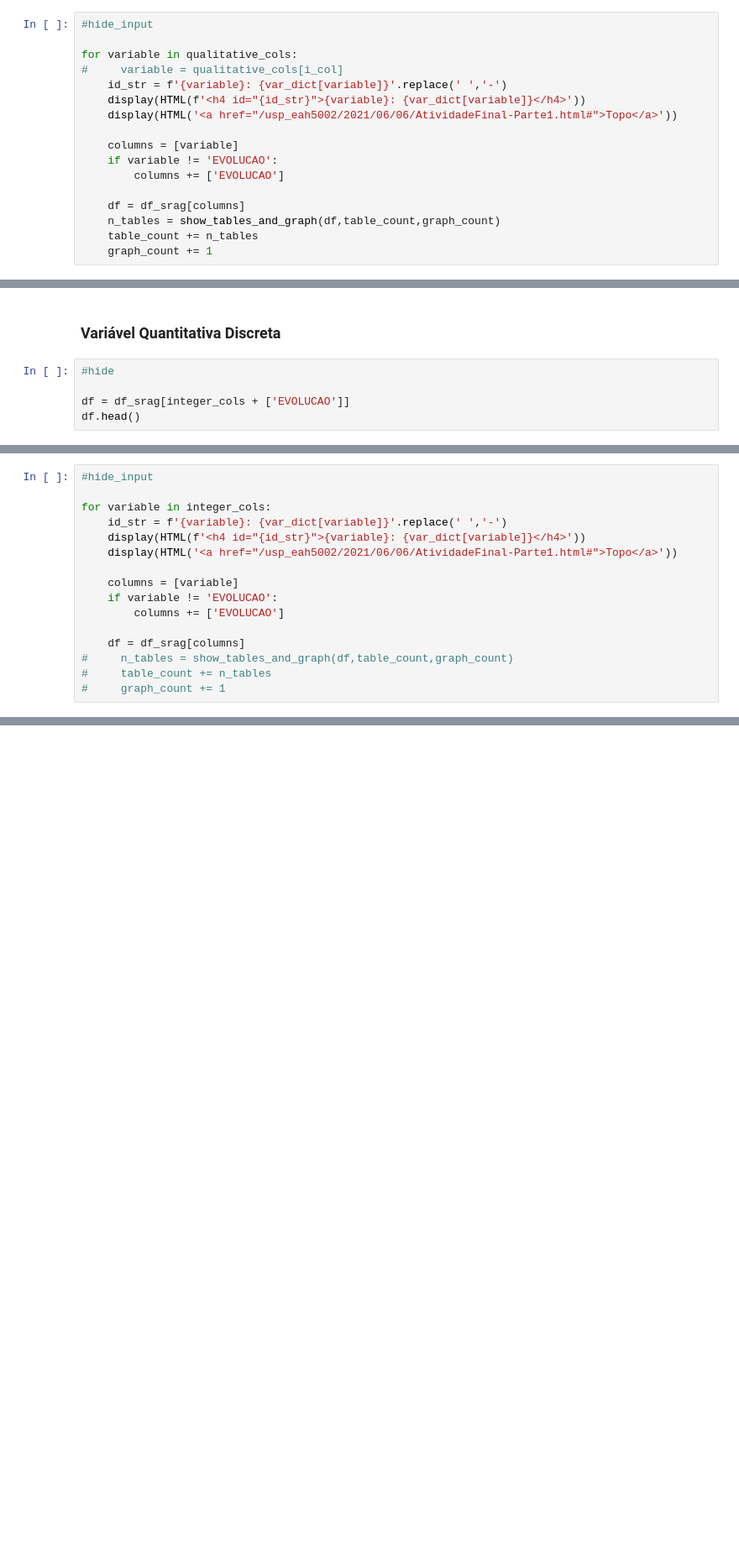
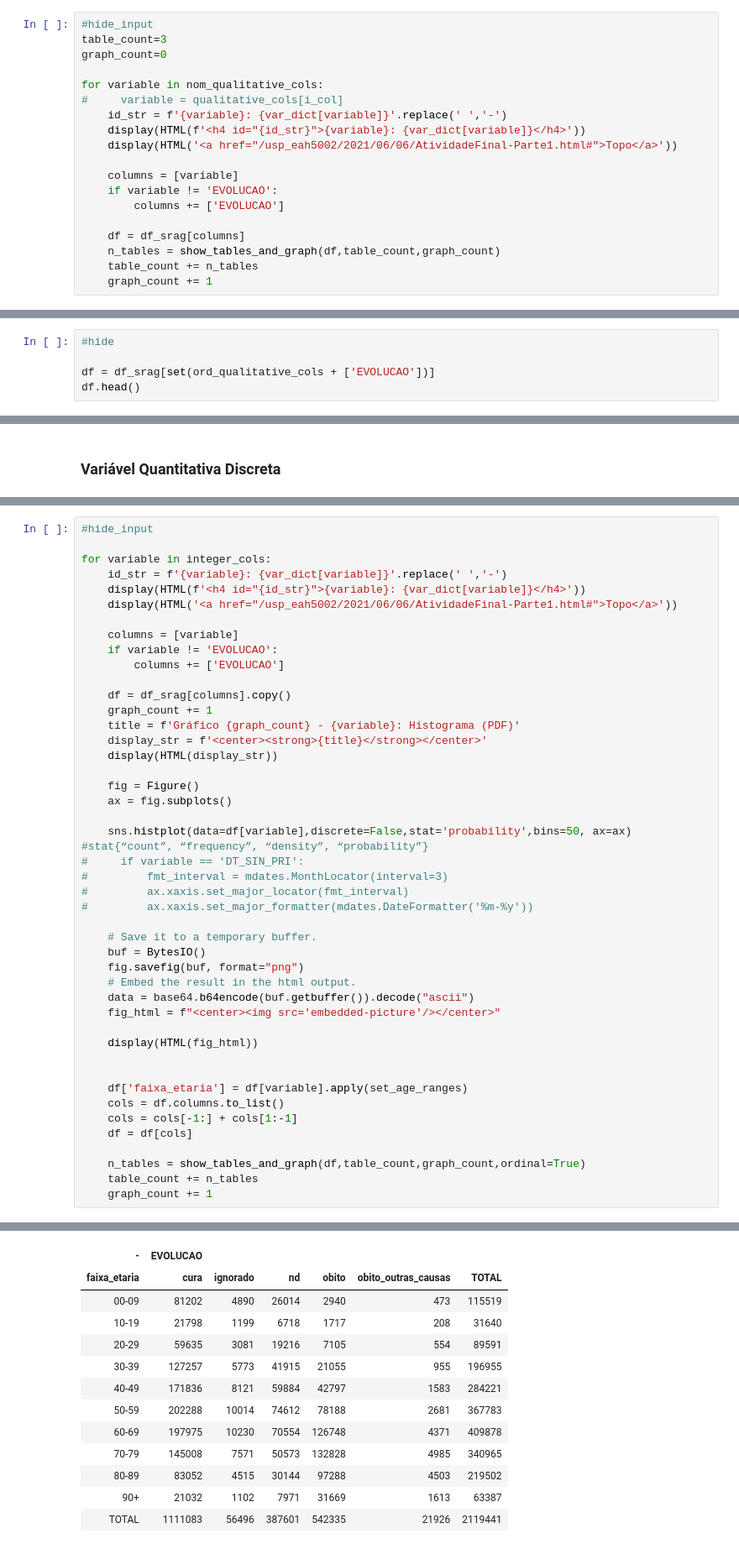
Before and after one commit to victor-marchesini/myfastpage, a Jupyter notebook: _notebooks/2021-06-06-AtividadeFinal-Parte1.ipynb, the cells around one changed output, grey strips where cells are left out. Shown at 84% size. Drawn from its saved outputs; the diff is of its cells as text; blank space fills up the shorter version.

```diff
--- a/_notebooks/2021-06-06-AtividadeFinal-Parte1.ipynb
+++ b/_notebooks/2021-06-06-AtividadeFinal-Parte1.ipynb
@@ -764,7 +795,9 @@ df.head()
 # %%
 #hide_input
+table_count=3
+graph_count=0
 
-for variable in qualitative_cols:
+for variable in nom_qualitative_cols:
 #     variable = qualitative_cols[i_col]
     id_str = f'{variable}: {var_dict[variable]}'.replace(' ','-')
     display(HTML(f'<h4 id="{id_str}">{variable}: {var_dict[variable]}</h4>'))
@@ -817,0 +853,5 @@ Tabela 7 - CS_ESCOL_N: Número de casos e frequência relativa
+# %%
+#hide
+
+df = df_srag[set(ord_qualitative_cols + ['EVOLUCAO'])]
+df.head()
@@ -853,7 +1006,2 @@ Topo
 # %% [markdown]
 ### Variável Quantitativa Discreta
-# %%
-#hide
-
-df = df_srag[integer_cols + ['EVOLUCAO']]
-df.head()
@@ -876,10 +1044,39 @@ for variable in integer_cols:
     if variable != 'EVOLUCAO':
         columns += ['EVOLUCAO']
 
-    df = df_srag[columns]
-#     n_tables = show_tables_and_graph(df,table_count,graph_count)
-#     table_count += n_tables
-#     graph_count += 1
+    df = df_srag[columns].copy()
+    graph_count += 1
+    title = f'Gráfico {graph_count} - {variable}: Histograma (PDF)'
+    display_str = f'<center><strong>{title}</strong></center>'
+    display(HTML(display_str))
+
+    fig = Figure()
+    ax = fig.subplots()
+
+    sns.histplot(data=df[variable],discrete=False,stat='probability',bins=50, ax=ax) #stat{“count”, “frequency”, “density”, “probability”}
+#     if variable == 'DT_SIN_PRI':
+#         fmt_interval = mdates.MonthLocator(interval=3)
+#         ax.xaxis.set_major_locator(fmt_interval)
+#         ax.xaxis.set_major_formatter(mdates.DateFormatter('%m-%y'))
+
+    # Save it to a temporary buffer.
+    buf = BytesIO()
+    fig.savefig(buf, format="png")
+    # Embed the result in the html output.
+    data = base64.b64encode(buf.getbuffer()).decode("ascii")
+    fig_html = f"<center><img src='embedded-picture'/></center>"
+
+    display(HTML(fig_html))
+
+
+    df['faixa_etaria'] = df[variable].apply(set_age_ranges)
+    cols = df.columns.to_list()
+    cols = cols[-1:] + cols[1:-1]
+    df = df[cols]
+
+    n_tables = show_tables_and_graph(df,table_count,graph_count,ordinal=True)
+    table_count += n_tables
+    graph_count += 1
 # %% [output]
 dv_idade_anos: Idade do paciente no início dos primeiros sintomas (anos).
 Topo
@@ -885,0 +1100,13 @@ Topo
+| - | EVOLUCAO |  |  |  |  |  |
+| faixa_etaria | cura | ignorado | nd | obito | obito_outras_causas | TOTAL |
+| 00-09 | 81202 | 4890 | 26014 | 2940 | 473 | 115519 |
+| 10-19 | 21798 | 1199 | 6718 | 1717 | 208 | 31640 |
+| 20-29 | 59635 | 3081 | 19216 | 7105 | 554 | 89591 |
+| 30-39 | 127257 | 5773 | 41915 | 21055 | 955 | 196955 |
+| 40-49 | 171836 | 8121 | 59884 | 42797 | 1583 | 284221 |
+| 50-59 | 202288 | 10014 | 74612 | 78188 | 2681 | 367783 |
+| 60-69 | 197975 | 10230 | 70554 | 126748 | 4371 | 409878 |
+| 70-79 | 145008 | 7571 | 50573 | 132828 | 4985 | 340965 |
+| 80-89 | 83052 | 4515 | 30144 | 97288 | 4503 | 219502 |
+| 90+ | 21032 | 1102 | 7971 | 31669 | 1613 | 63387 |
+| TOTAL | 1111083 | 56496 | 387601 | 542335 | 21926 | 2119441 |
```
Also changed, not shown: parts of 24 cells of this notebook.
